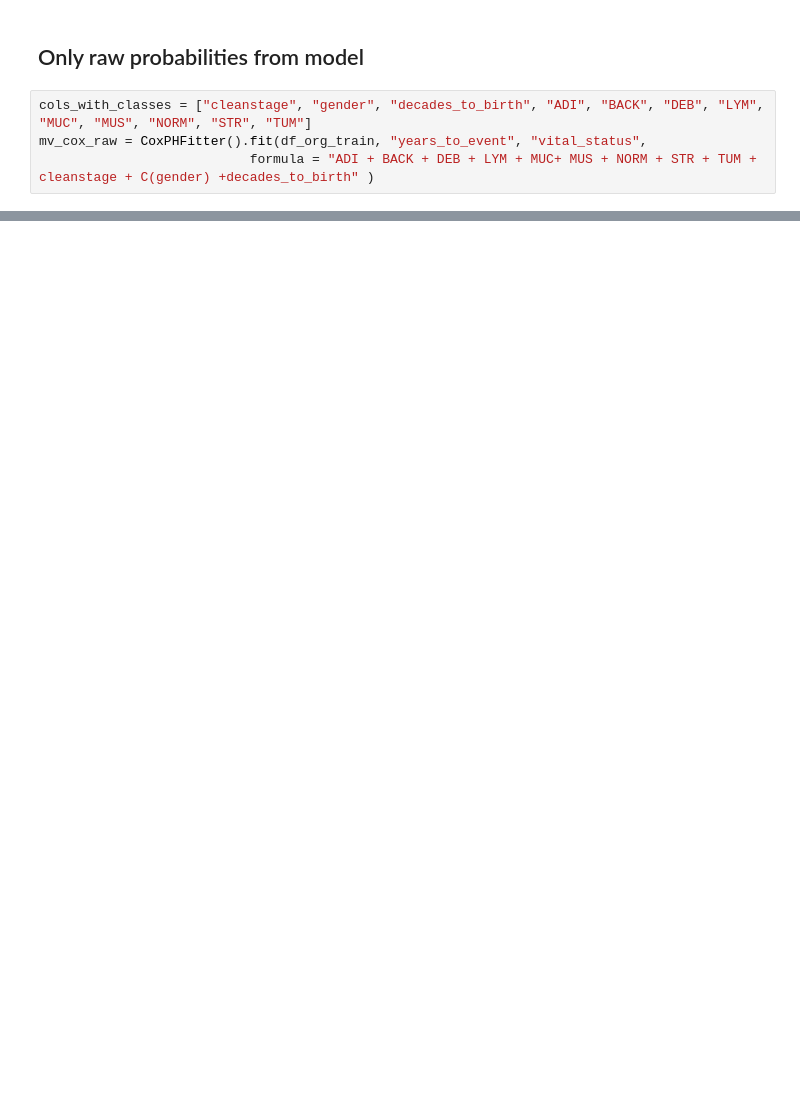
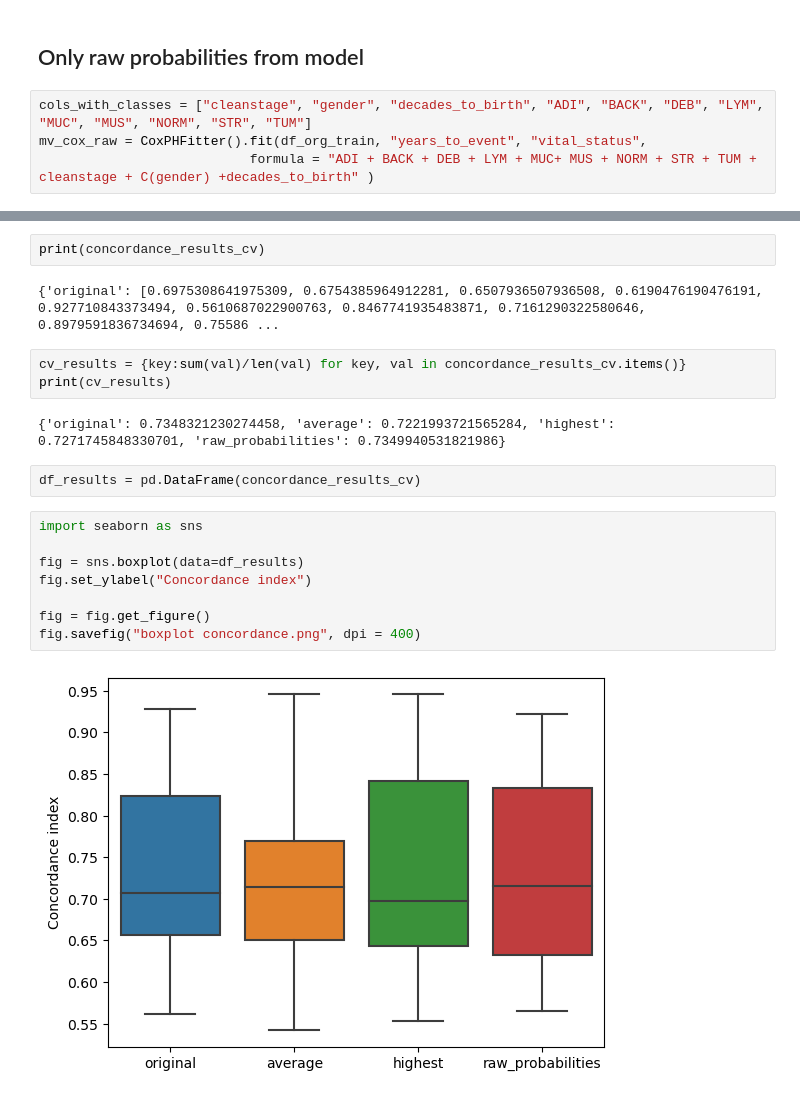
Before and after one commit to fekstr/ds-lab, a Jupyter notebook: notebooks/Survival_for_report.ipynb, the cells around one changed output, grey strips where cells are left out. Drawn from its saved outputs; the diff is of its cells as text; blank space fills up the shorter version.

Commit message:
CV and boxplot

```diff
--- a/notebooks/Survival_for_report.ipynb
+++ b/notebooks/Survival_for_report.ipynb
@@ -340,0 +413,21 @@ print(concordance_results)
+# %%
+print(concordance_results_cv)
+# %% [output]
+{'original': [0.6975308641975309, 0.6754385964912281, 0.6507936507936508, 0.6190476190476191, 0.927710843373494, 0.5610687022900763, 0.8467741935483871, 0.7161290322580646, 0.8979591836734694, 0.75586 ...
+# %%
+cv_results = {key:sum(val)/len(val) for key, val in concordance_results_cv.items()}
+print(cv_results)
+# %% [output]
+{'original': 0.7348321230274458, 'average': 0.7221993721565284, 'highest': 0.7271745848330701, 'raw_probabilities': 0.7349940531821986}
+# %%
+df_results = pd.DataFrame(concordance_results_cv)
+# %%
+import seaborn as sns
+
+fig = sns.boxplot(data=df_results)
+fig.set_ylabel("Concordance index")
+
+fig = fig.get_figure()
+fig.savefig("boxplot concordance.png", dpi = 400)
+# %% [output]
+[figure, added]
```
Also changed, not shown: parts of 13 cells of this notebook.
